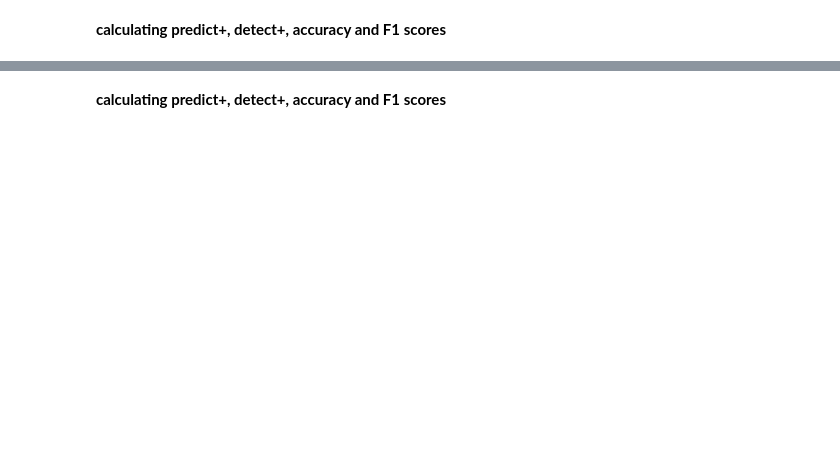
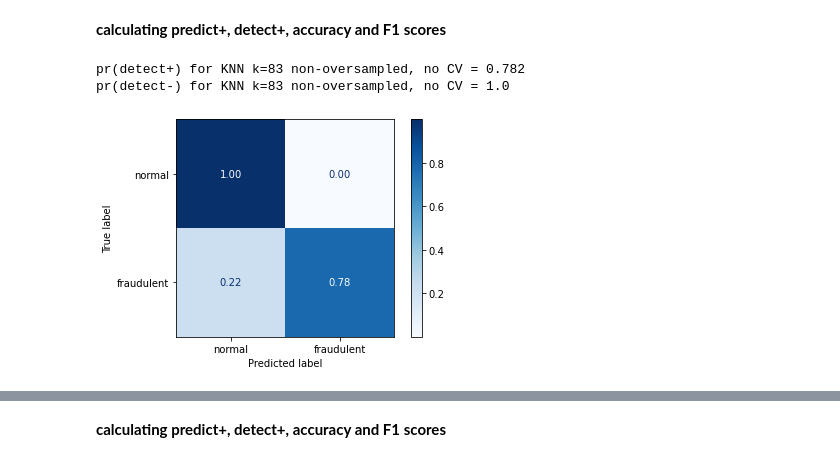
Before and after one commit to lacibacsi/data_science_assignment_3, a Jupyter notebook: Assessment3_playground.ipynb, the cells around one changed output, grey strips where cells are left out. Drawn from its saved outputs; the diff is of its cells as text; code cells hidden in the pictures; blank space fills up the shorter version.

```diff
--- a/Assessment3_playground.ipynb
+++ b/Assessment3_playground.ipynb
@@ -1388,5 +1496,11 @@ Given the large difference between the 2 parameters (k=83 and k=4) emphasis will
 # %% [markdown]
 #### d) 1. Confusion matrices and performance for the initial model (k=83)
+# %%
+# model names
+knn_text = 'KNN k=83 non-oversampled, no CV'
+knn_over_text = 'KNN k=105 oversampled, no CV'
+knn3_text = 'KNN non-oversampled, 10 fold CV, normalised'
+knn3_over_text = 'KNN oversampled, 10 fold CV, normlised'
 # %%
 #printing confusion matrix and calculating accuracy for the training data...
 knn1_conf_matrix = plot_confusion_matrix(knn, X_train, Y_train, display_labels=target_labels, cmap=plt.cm.Blues)
@@ -1408,0 +1515,6 @@ print(f'pr(predict-) for k=83 = {round(knn1_pr_predict_minus,4)}')
+# %%
+a,b = printDetectPredict(knn, X_train, Y_train, knn_text)
+# %% [output]
+pr(detect+) for KNN k=83 non-oversampled, no CV = 0.782
+pr(detect-) for KNN k=83 non-oversampled, no CV = 1.0
+[figure, added]
```
Also changed, not shown: parts of 122 cells of this notebook.
